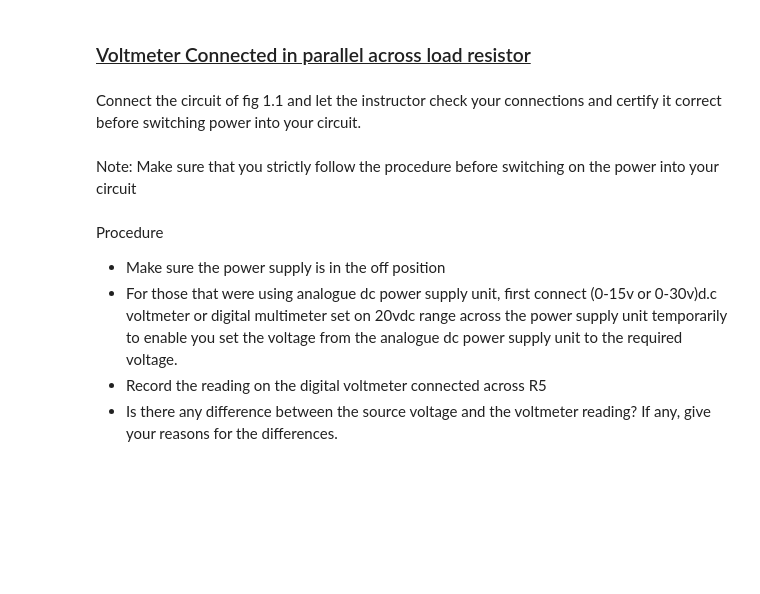
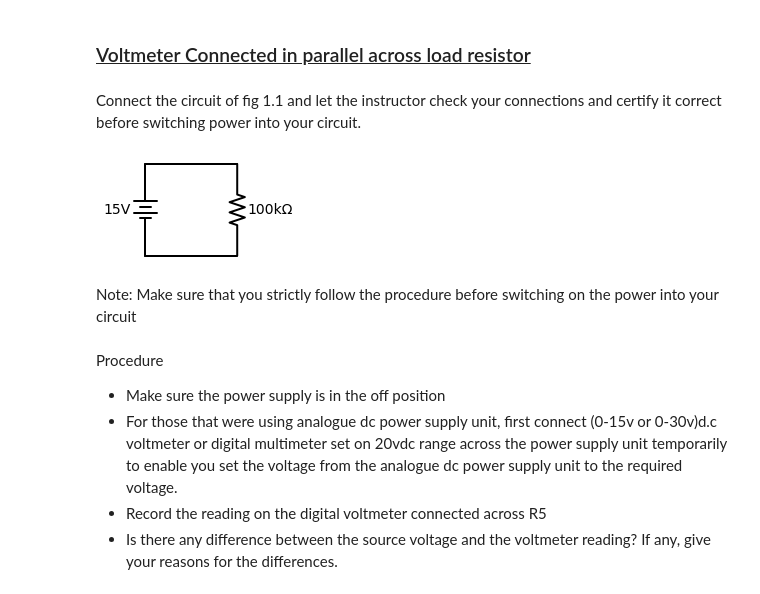
Before and after one commit to Samtaylek17/virtual-laboratory, a Jupyter notebook: Basic Circuit Connection/Basic Circuit Connection.ipynb, the cells around one changed output. Saved outputs shown, nothing was run; the diff lists cells and outputs as text; code cells hidden in the pictures; blank space fills up the shorter version.

```diff
--- a/Basic Circuit Connection/Basic Circuit Connection.ipynb
+++ b/Basic Circuit Connection/Basic Circuit Connection.ipynb
@@ -17,6 +17,33 @@ OBJECTIVES
 <p>
     Connect the circuit of fig 1.1 and let the instructor check your connections and certify it correct before switching power into your circuit.
 </p>
+# %%
+import schemdraw as schem
+import schemdraw.elements as elm
+
+d = schem.Drawing()
+
+Line1 = d.add(elm.LINE, d='left')
+d += elm.Battery().down().label('15V')
+d += elm.LINE().right().length(3)
+d += elm.Resistor().down().up().label(('100kΩ'), loc='bottom')
+# d += elm.Line().right().length(3)
+# d += elm.Line().right().length(3)
+# d += elm.SourceControlledI().up().label(('$8i_Φ$'), loc='bottom')
+# d += elm.Resistor().left().label('2Ω')
+# d.push()
+# d += elm.Resistor().down().label('10Ω').toy(Line1.end)
+# d.pop()
+# d += elm.Resistor().left().label('5Ω')
+# d.push()
+# d += elm.Resistor().down().label('20Ω')
+# d.pop()
+# d += elm.Resistor().left().label('2Ω')
+# d += elm.SourceV().down().label('20V')
+# d += elm.Ground().down()
+d
+# %% [output]
+[figure, added]
 # %% [markdown]
 <p>Note: Make sure that you strictly follow the procedure before switching on the power into your circuit</p>
 # %% [markdown]
```
Also changed, not shown: parts of 2 cells of this notebook, 12 other files.
